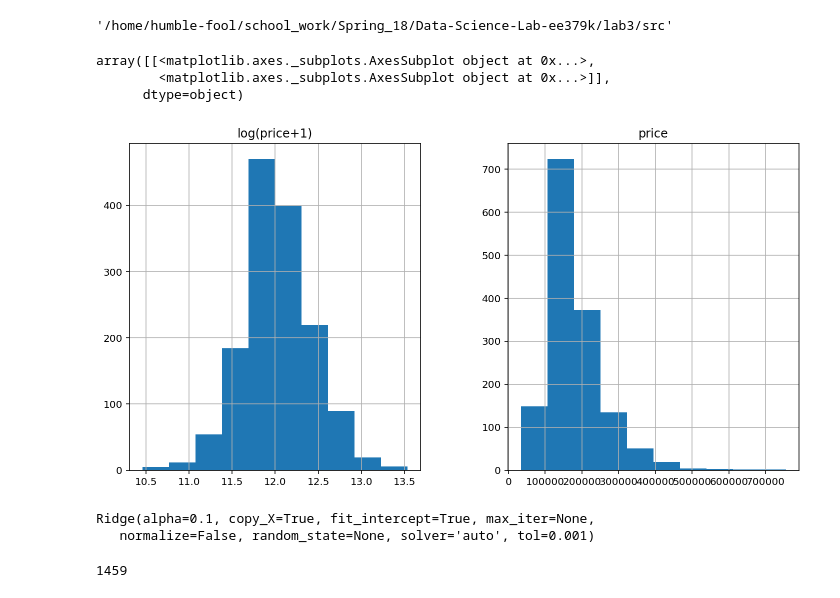
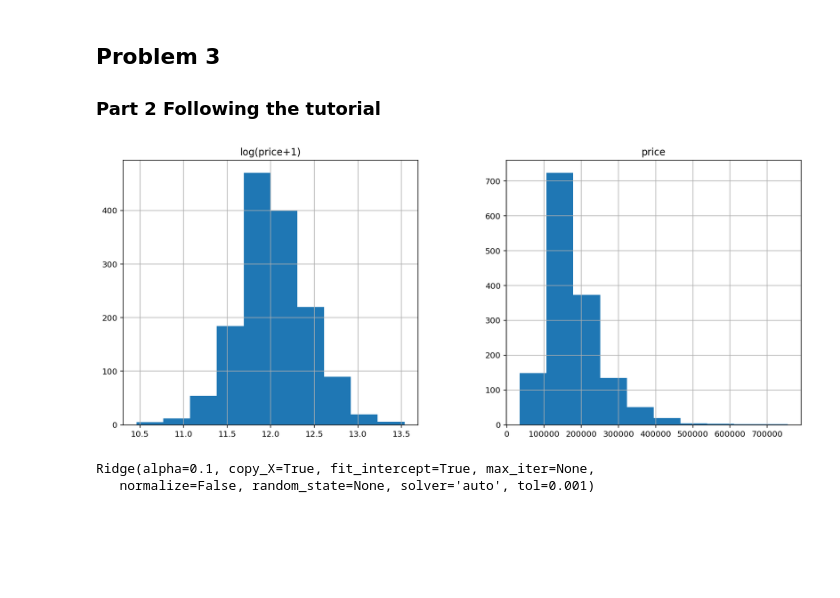
Before and after one commit to jsigee87/Data-Science-Lab-ee379k, a Jupyter notebook: lab3/src/problem_3.ipynb, the cells around one changed output. Drawn from its saved outputs; the diff is of its cells as text; code cells hidden in the pictures; blank space fills up the shorter version.

Commit message:
problem 2 done, problem 3 almost done

```diff
--- a/lab3/src/problem_3.ipynb
+++ b/lab3/src/problem_3.ipynb
@@ -1,3 +1,7 @@
+# %% [markdown]
+## Problem 3
+
+### Part 2 Following the tutorial
 # %%
 import pandas as pd
 import numpy as np
@@ -12,10 +18,6 @@ from scipy.stats.stats import pearsonr
 
 %config InlineBackend.figure_format = 'retina' #set 'png' here when working on notebook
 %matplotlib inline
-# %%
-os.getcwd()
-# %% [output]
-'/home/humble-fool/school_work/Spring_18/Data-Science-Lab-ee379k/lab3/src'
 # %%
 train = pd.read_csv("train.csv")
 test = pd.read_csv("test.csv")
@@ -24,11 +25,8 @@ all_data = pd.concat((train.loc[:,'MSSubClass':'SaleCondition'],test.loc[:,'MSSu
 # %%
-matplotlib.rcParams['figure.figsize'] = (12.0,6.0)
+matplotlib.rcParams['figure.figsize'] = (15.0, 6.0)
 prices = pd.DataFrame({'price':train["SalePrice"],"log(price+1)":np.log1p(train["SalePrice"])})
-prices.hist()
+_ = prices.hist()
 # %% [output]
-array([[<matplotlib.axes._subplots.AxesSubplot object at 0x...>,
-        <matplotlib.axes._subplots.AxesSubplot object at 0x...>]],
-      dtype=object)
-[figure, old version]
+[figure, new version]
 # %%
 train['SalePrice'] = np.log1p(train["SalePrice"])
@@ -58,7 +48,4 @@ Ridge(alpha=0.1, copy_X=True, fit_intercept=True, max_iter=None,
    normalize=False, random_state=None, solver='auto', tol=0.001)
 # %%
 arr = np.expm1(model.predict(X_test))
-print(len(arr))
 pd.DataFrame(arr).to_csv("kaggle_results.csv")
-# %% [output]
-1459
```
Also changed, not shown: parts of 11 cells of this notebook, 2 other files.
